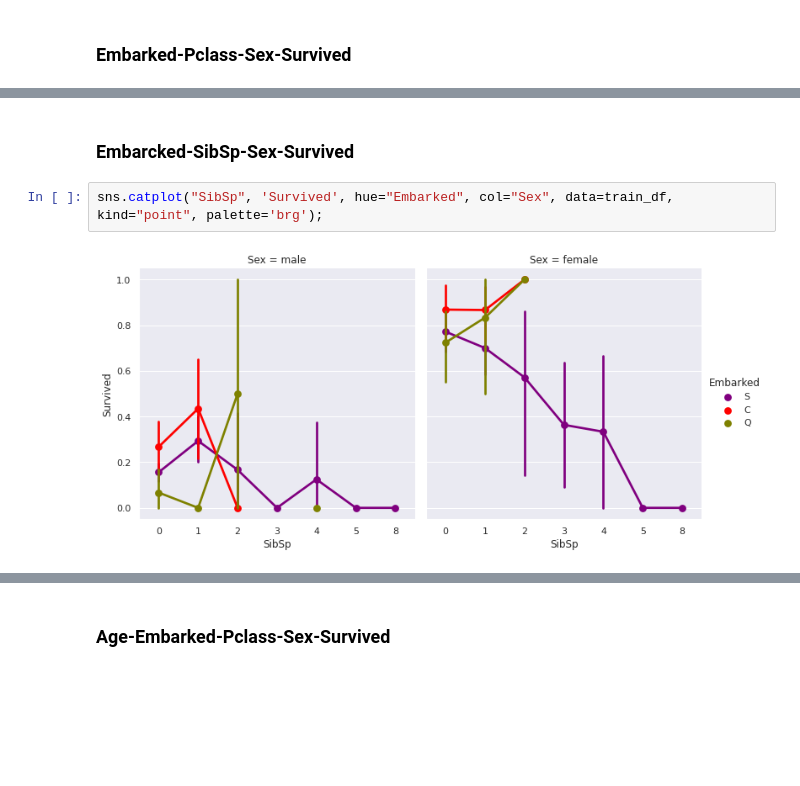
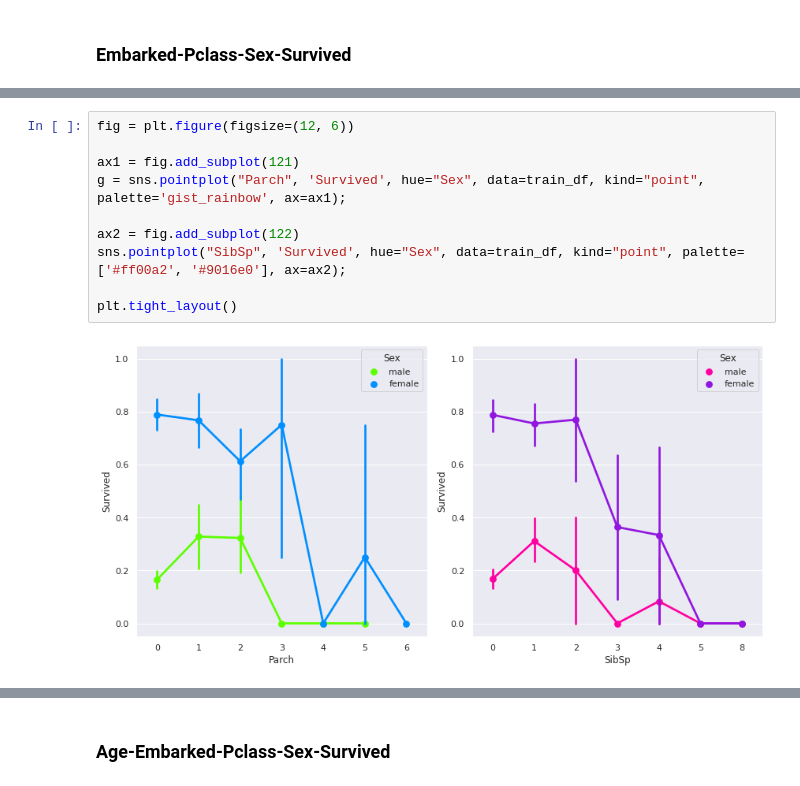
Before and after one commit to SatyaRay003/Titanic-Survival-Prediction, a Jupyter notebook: Titanic_EDA.ipynb, the cells around one changed output, grey strips where cells are left out. Drawn from its saved outputs; the diff is of its cells as text; blank space fills up the shorter version.

```diff
--- a/Titanic_EDA.ipynb
+++ b/Titanic_EDA.ipynb
@@ -763,6 +781,12 @@ sns.catplot("SibSp", 'Survived', hue="Sex", data=train_df, kind="point", palette
-# %% [markdown]
-### Embarcked-SibSp-Sex-Survived
-# %%
-sns.catplot("SibSp", 'Survived', hue="Embarked", col="Sex", data=train_df, kind="point", palette='brg');
-# %% [output]
-[figure, removed]
+# %%
+fig = plt.figure(figsize=(12, 6))
+
+ax1 = fig.add_subplot(121)
+g = sns.pointplot("Parch", 'Survived', hue="Sex", data=train_df, kind="point", palette='gist_rainbow', ax=ax1);
+
+ax2 = fig.add_subplot(122)
+sns.pointplot("SibSp", 'Survived', hue="Sex", data=train_df, kind="point", palette=['#ff00a2', '#9016e0'], ax=ax2);
+
+plt.tight_layout()
+# %% [output]
+[figure, added]
```
Also changed, not shown: parts of 23 cells of this notebook.
